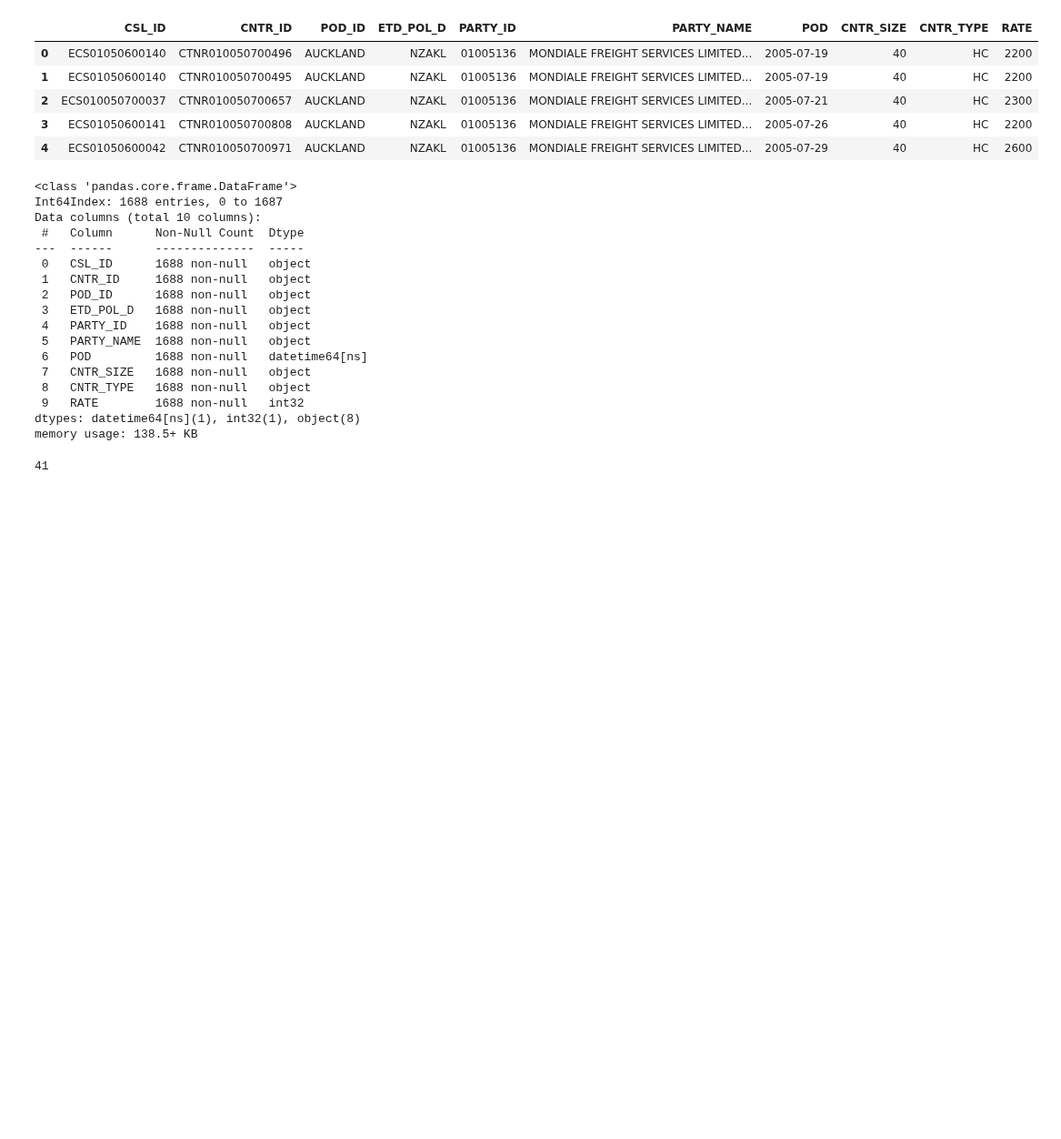
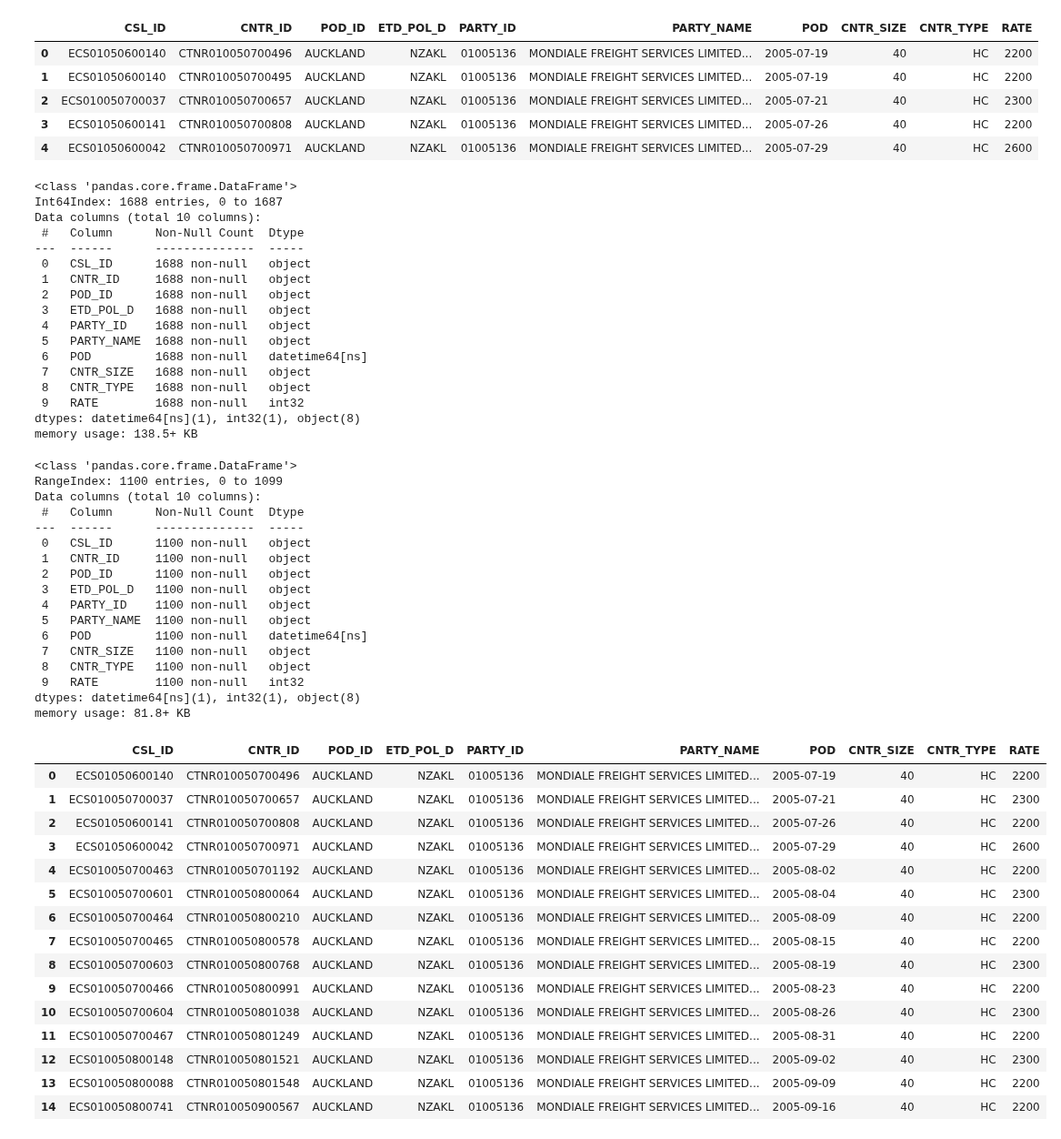
Before and after one commit to aloysiuswjw/Cost-Rate-Analysis, a Jupyter notebook: LA.ipynb, the cells around one changed output. Shown at 91% size. Saved outputs shown, nothing was run; the diff lists cells and outputs as text; code cells hidden in the pictures; blank space fills up the shorter version.

Commit message:
Thinking what to do with missing dates entries

```diff
--- a/LA.ipynb
+++ b/LA.ipynb
@@ -221,9 +218,42 @@ Data columns (total 10 columns):
  9   RATE        1688 non-null   int32
 dtypes: datetime64[ns](1), int32(1), object(8)
 memory usage: 138.5+ KB
-# %%
-# Determine how many bins for histogram using the Square Root Rule
-num_bins = int(np.sqrt(len(sel_df)))
-print(num_bins)
-# %% [output]
-41
+# %%
+# Check for duplicates and keep only one instance of each unique combination
+sel_df = sel_df.drop_duplicates(subset=['POD', 'RATE']).reset_index(drop=True)
+sel_df.info()
+sel_df.head(15)
+# %% [output]
+<class 'pandas.core.frame.DataFrame'>
+RangeIndex: 1100 entries, 0 to 1099
+Data columns (total 10 columns):
+ #   Column      Non-Null Count  Dtype
+---  ------      --------------  -----
+ 0   CSL_ID      1100 non-null   object
+ 1   CNTR_ID     1100 non-null   object
+ 2   POD_ID      1100 non-null   object
+ 3   ETD_POL_D   1100 non-null   object
+ 4   PARTY_ID    1100 non-null   object
+ 5   PARTY_NAME  1100 non-null   object
+ 6   POD         1100 non-null   datetime64[ns]
+ 7   CNTR_SIZE   1100 non-null   object
+ 8   CNTR_TYPE   1100 non-null   object
+ 9   RATE        1100 non-null   int32
+dtypes: datetime64[ns](1), int32(1), object(8)
+memory usage: 81.8+ KB
+|  | CSL_ID | CNTR_ID | POD_ID | ETD_POL_D | PARTY_ID | PARTY_NAME | POD | CNTR_SIZE | CNTR_TYPE | RATE |
+| 0 | ECS01050600140 | CTNR010050700496 | AUCKLAND | NZAKL | 01005136 | MONDIALE FREIGHT SERVICES LIMITED... | 2005-07-19 | 40 | HC | 2200 |
+| 1 | ECS010050700037 | CTNR010050700657 | AUCKLAND | NZAKL | 01005136 | MONDIALE FREIGHT SERVICES LIMITED... | 2005-07-21 | 40 | HC | 2300 |
+| 2 | ECS01050600141 | CTNR010050700808 | AUCKLAND | NZAKL | 01005136 | MONDIALE FREIGHT SERVICES LIMITED... | 2005-07-26 | 40 | HC | 2200 |
+| 3 | ECS01050600042 | CTNR010050700971 | AUCKLAND | NZAKL | 01005136 | MONDIALE FREIGHT SERVICES LIMITED... | 2005-07-29 | 40 | HC | 2600 |
+| 4 | ECS010050700463 | CTNR010050701192 | AUCKLAND | NZAKL | 01005136 | MONDIALE FREIGHT SERVICES LIMITED... | 2005-08-02 | 40 | HC | 2200 |
+| 5 | ECS010050700601 | CTNR010050800064 | AUCKLAND | NZAKL | 01005136 | MONDIALE FREIGHT SERVICES LIMITED... | 2005-08-04 | 40 | HC | 2300 |
+| 6 | ECS010050700464 | CTNR010050800210 | AUCKLAND | NZAKL | 01005136 | MONDIALE FREIGHT SERVICES LIMITED... | 2005-08-09 | 40 | HC | 2200 |
+| 7 | ECS010050700465 | CTNR010050800578 | AUCKLAND | NZAKL | 01005136 | MONDIALE FREIGHT SERVICES LIMITED... | 2005-08-15 | 40 | HC | 2200 |
+| 8 | ECS010050700603 | CTNR010050800768 | AUCKLAND | NZAKL | 01005136 | MONDIALE FREIGHT SERVICES LIMITED... | 2005-08-19 | 40 | HC | 2300 |
+| 9 | ECS010050700466 | CTNR010050800991 | AUCKLAND | NZAKL | 01005136 | MONDIALE FREIGHT SERVICES LIMITED... | 2005-08-23 | 40 | HC | 2200 |
+| 10 | ECS010050700604 | CTNR010050801038 | AUCKLAND | NZAKL | 01005136 | MONDIALE FREIGHT SERVICES LIMITED... | 2005-08-26 | 40 | HC | 2300 |
+| 11 | ECS010050700467 | CTNR010050801249 | AUCKLAND | NZAKL | 01005136 | MONDIALE FREIGHT SERVICES LIMITED... | 2005-08-31 | 40 | HC | 2200 |
+| 12 | ECS010050800148 | CTNR010050801521 | AUCKLAND | NZAKL | 01005136 | MONDIALE FREIGHT SERVICES LIMITED... | 2005-09-02 | 40 | HC | 2300 |
+| 13 | ECS010050800088 | CTNR010050801548 | AUCKLAND | NZAKL | 01005136 | MONDIALE FREIGHT SERVICES LIMITED... | 2005-09-09 | 40 | HC | 2200 |
+| 14 | ECS010050800741 | CTNR010050900567 | AUCKLAND | NZAKL | 01005136 | MONDIALE FREIGHT SERVICES LIMITED... | 2005-09-16 | 40 | HC | 2200 |
```
Also changed, not shown: parts of 3 cells of this notebook.
